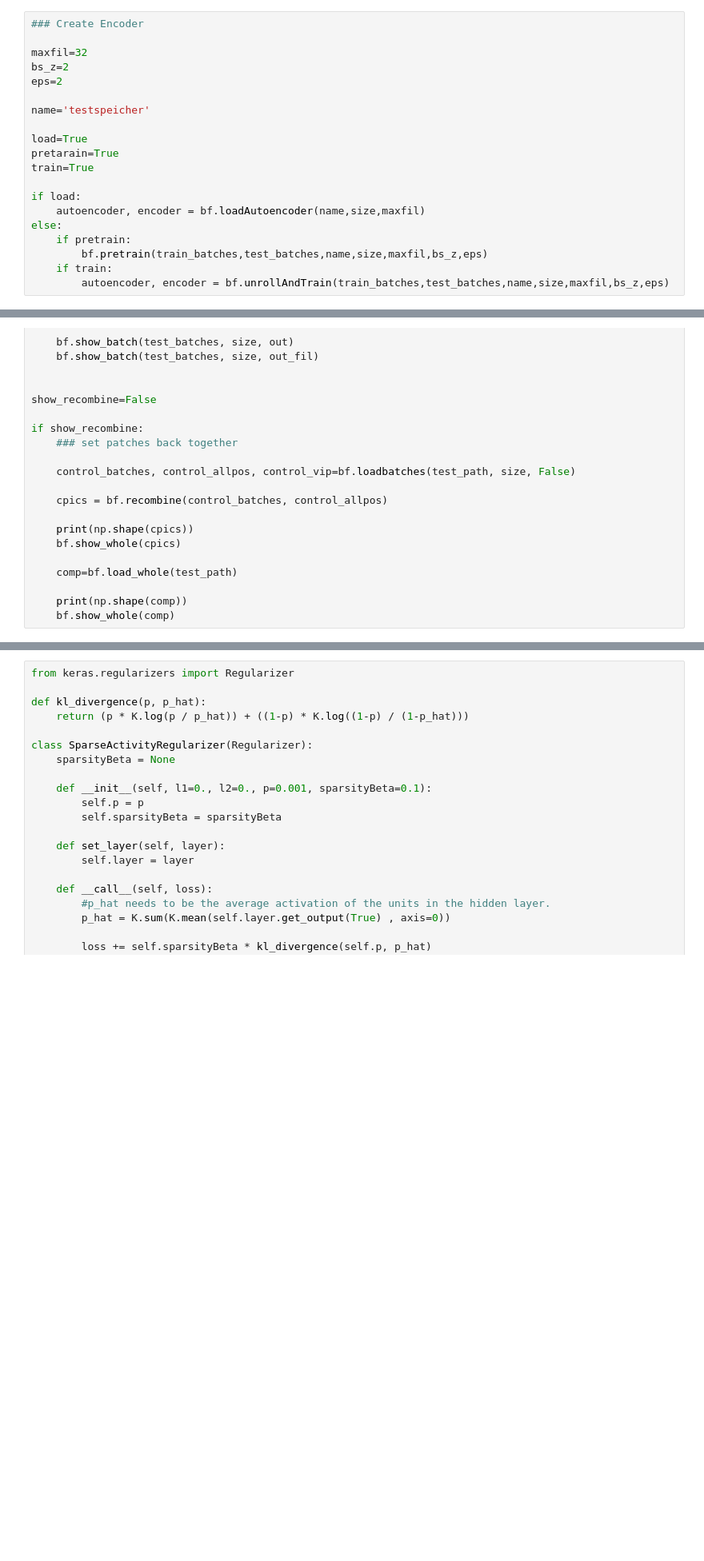
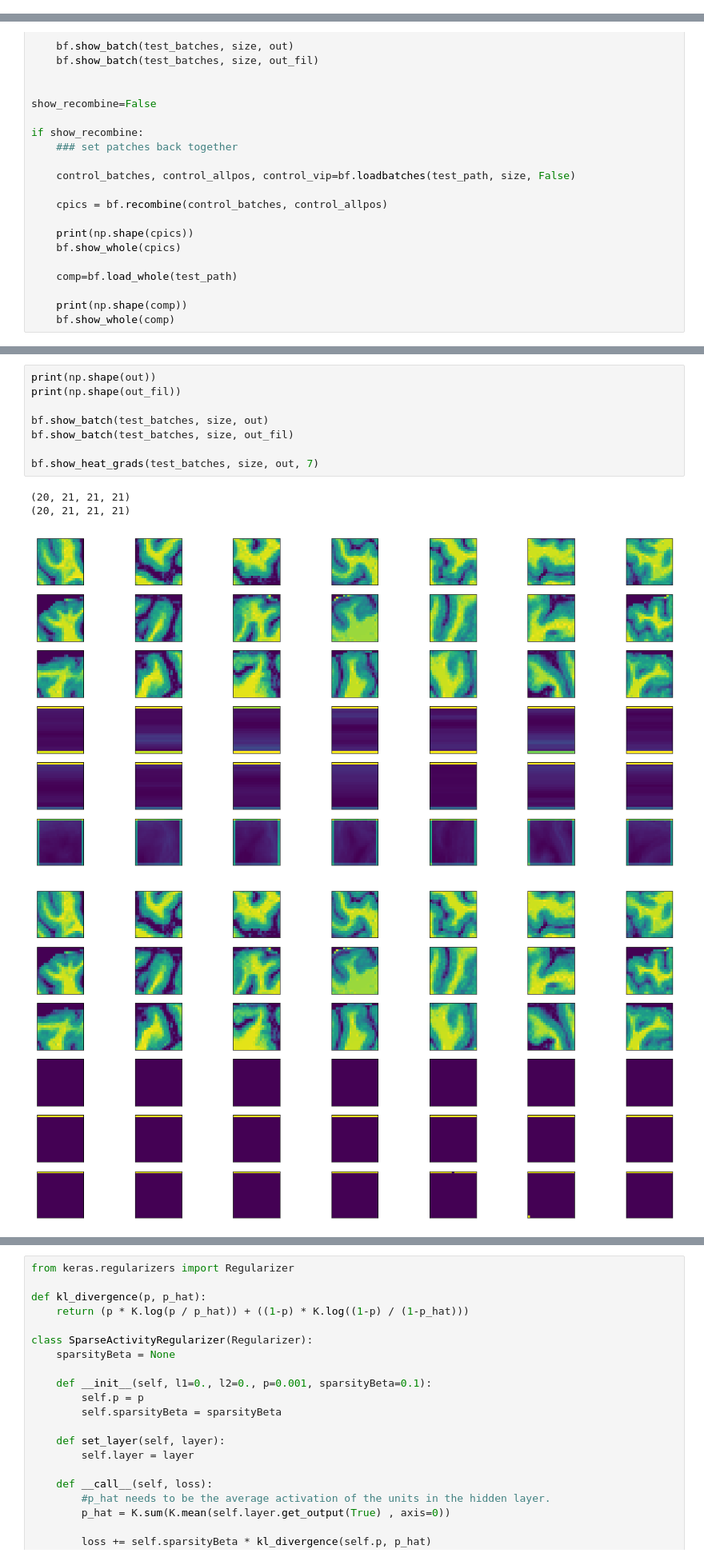
Before and after one commit to xo63der/MA, a Jupyter notebook: Code/BrainAnalysis/LoadBrains_outsourced.ipynb, the cells around one changed output, grey strips where cells are left out. Shown at 80% size. Drawn from its saved outputs; the diff is of its cells as text; blank space fills up the shorter version.

```diff
--- a/Code/BrainAnalysis/LoadBrains_outsourced.ipynb
+++ b/Code/BrainAnalysis/LoadBrains_outsourced.ipynb
@@ -63,23 +75,3 @@ test_batches, test_allpos, test_vip=bf.loadbatches(test_path, size)
-# %%
-### Create Encoder
-
-maxfil=32
-bs_z=2
-eps=2
-
-name='testspeicher'
-
-load=True
-pretarain=True
-train=True
-
-if load:
-    autoencoder, encoder = bf.loadAutoencoder(name,size,maxfil)
-else:
-    if pretrain:
-        bf.pretrain(train_batches,test_batches,name,size,maxfil,bs_z,eps)
-    if train:
-        autoencoder, encoder = bf.unrollAndTrain(train_batches,test_batches,name,size,maxfil,bs_z,eps)
 # %%
 show_encode=False
 show_filtered_encode=True
@@ -354,0 +212,13 @@ test2_autoencoder.fit(train_batches, train_batches,
+# %%
+print(np.shape(out))
+print(np.shape(out_fil))
+
+bf.show_batch(test_batches, size, out)
+bf.show_batch(test_batches, size, out_fil)
+
+bf.show_heat_grads(test_batches, size, out, 7)
+# %% [output]
+(20, 21, 21, 21)
+(20, 21, 21, 21)
+[figure, added]
+[figure, added]
```
Also changed, not shown: parts of 16 cells of this notebook, 2 other files.
